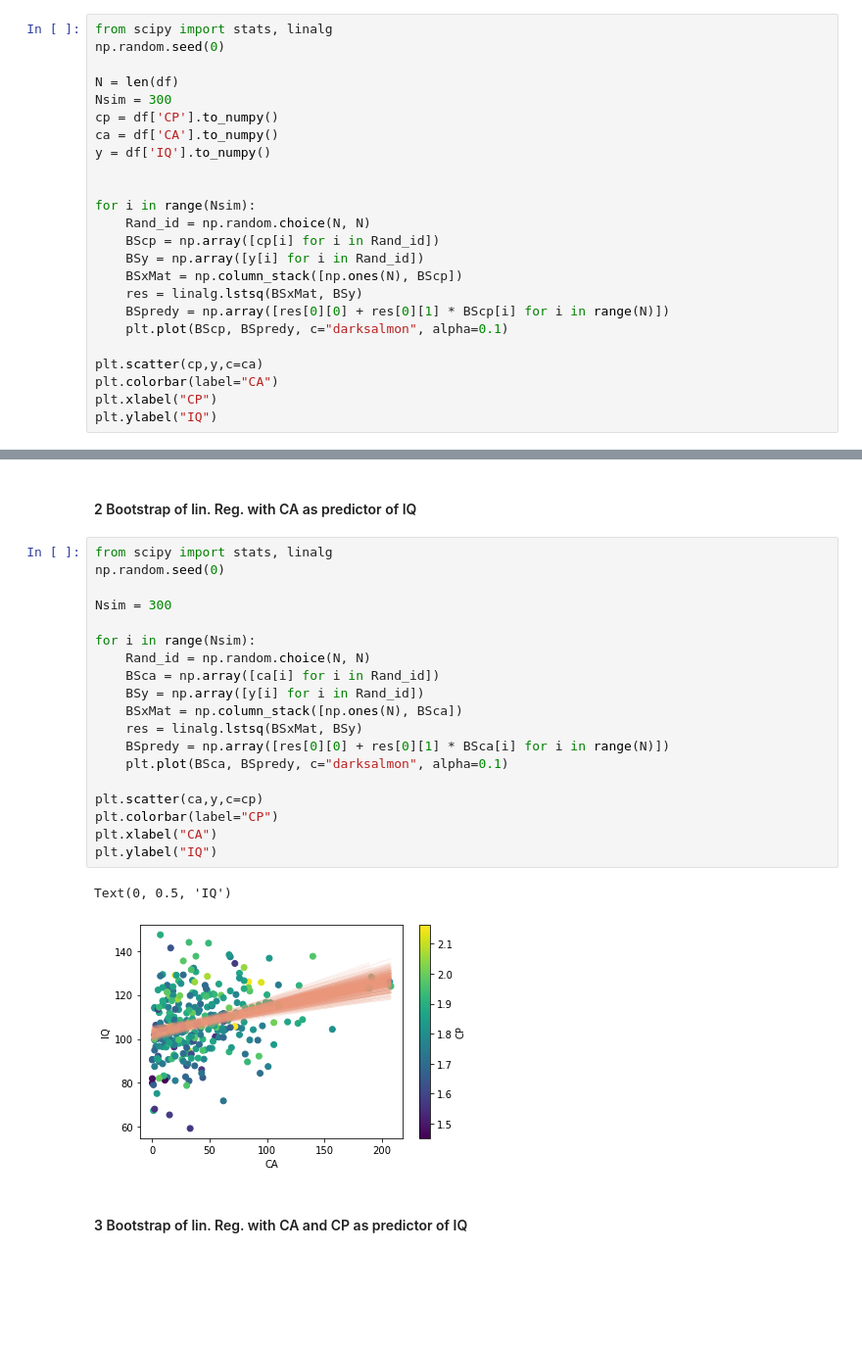
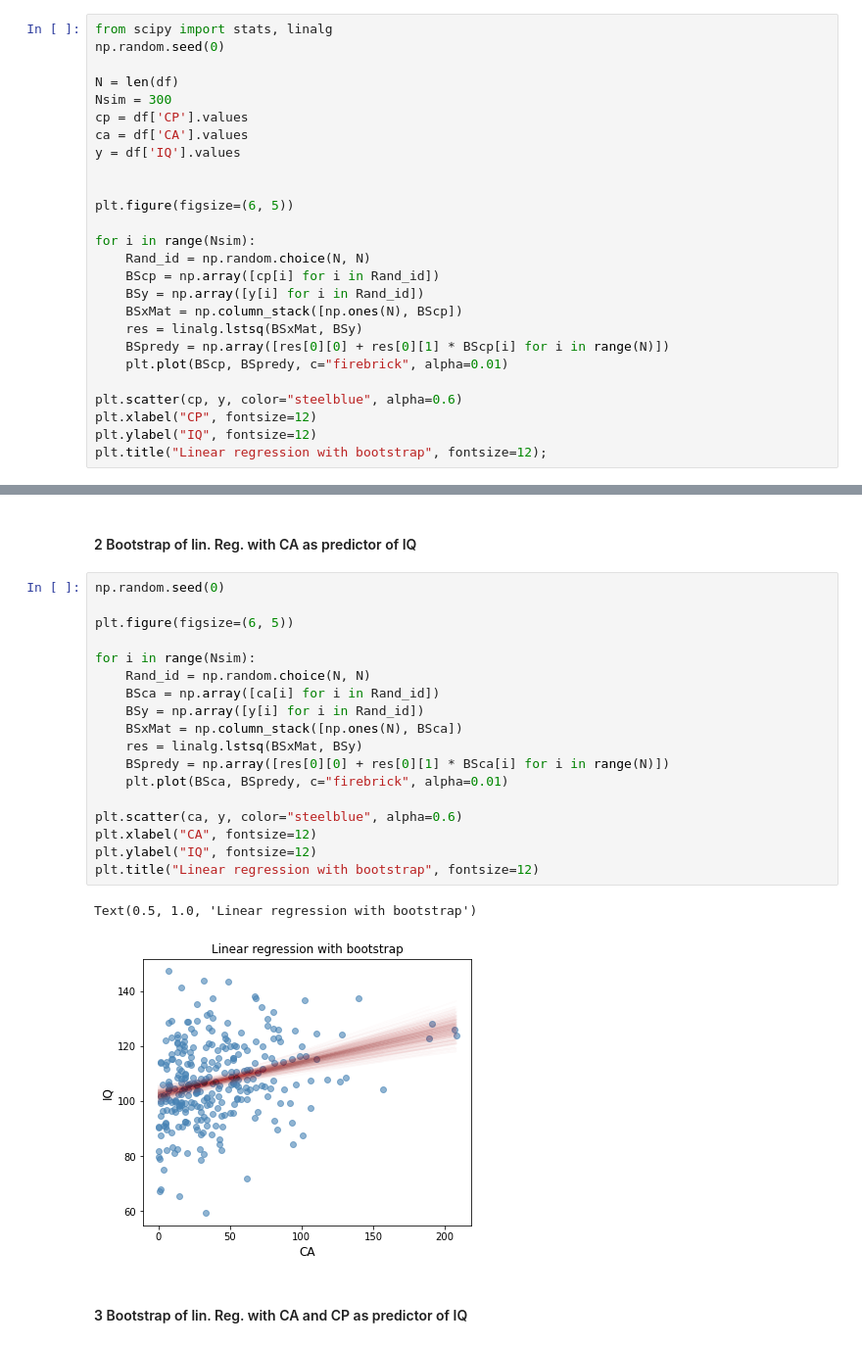
Before and after one commit to ElectronicsArchiver/tewa1_cogpsy_python, a Jupyter notebook: final_project_dataset_2.ipynb, the cells around one changed output, grey strips where cells are left out. Shown at 98% size. Cells and saved outputs as stored; diff of their text form; blank space fills up the shorter version.

```diff
--- a/final_project_dataset_2.ipynb
+++ b/final_project_dataset_2.ipynb
@@ -191,10 +191,12 @@ np.random.seed(0)
 
 N = len(df)
 Nsim = 300
-cp = df['CP'].to_numpy()
-ca = df['CA'].to_numpy()
-y = df['IQ'].to_numpy()
+cp = df['CP'].values
+ca = df['CA'].values
+y = df['IQ'].values
 
+
+plt.figure(figsize=(6, 5))
 
 for i in range(Nsim):
     Rand_id = np.random.choice(N, N)
@@ -203,10 +205,10 @@ for i in range(Nsim):
     BSxMat = np.column_stack([np.ones(N), BScp])
     res = linalg.lstsq(BSxMat, BSy)
     BSpredy = np.array([res[0][0] + res[0][1] * BScp[i] for i in range(N)])
-    plt.plot(BScp, BSpredy, c="darksalmon", alpha=0.1)
+    plt.plot(BScp, BSpredy, c="firebrick", alpha=0.01)
 
-plt.scatter(cp,y,c=ca)
-plt.colorbar(label="CA")
-plt.xlabel("CP")
-plt.ylabel("IQ")
+plt.scatter(cp, y, color="steelblue", alpha=0.6)
+plt.xlabel("CP", fontsize=12)
+plt.ylabel("IQ", fontsize=12)
+plt.title("Linear regression with bootstrap", fontsize=12);
 # %% [output]
@@ -215,27 +216,26 @@ Text(0, 0.5, 'IQ')
 # %% [markdown]
 #### 2 Bootstrap of lin. Reg. with CA as predictor of IQ
 # %%
-from scipy import stats, linalg
 np.random.seed(0)
 
-Nsim = 300
+plt.figure(figsize=(6, 5))
 
 for i in range(Nsim):
     Rand_id = np.random.choice(N, N)
     BSca = np.array([ca[i] for i in Rand_id])
     BSy = np.array([y[i] for i in Rand_id])
     BSxMat = np.column_stack([np.ones(N), BSca])
     res = linalg.lstsq(BSxMat, BSy)
     BSpredy = np.array([res[0][0] + res[0][1] * BSca[i] for i in range(N)])
-    plt.plot(BSca, BSpredy, c="darksalmon", alpha=0.1)
+    plt.plot(BSca, BSpredy, c="firebrick", alpha=0.01)
 
-plt.scatter(ca,y,c=cp)
-plt.colorbar(label="CP")
-plt.xlabel("CA")
-plt.ylabel("IQ")
+plt.scatter(ca, y, color="steelblue", alpha=0.6)
+plt.xlabel("CA", fontsize=12)
+plt.ylabel("IQ", fontsize=12)
+plt.title("Linear regression with bootstrap", fontsize=12)
 # %% [output]
-Text(0, 0.5, 'IQ')
+Text(0.5, 1.0, 'Linear regression with bootstrap')
-[figure, old version]
+[figure, new version]
 # %% [markdown]
 #### 3 Bootstrap of lin. Reg. with CA and CP as predictor of IQ
 # %%
```
Also changed, not shown: parts of 3 cells of this notebook.
